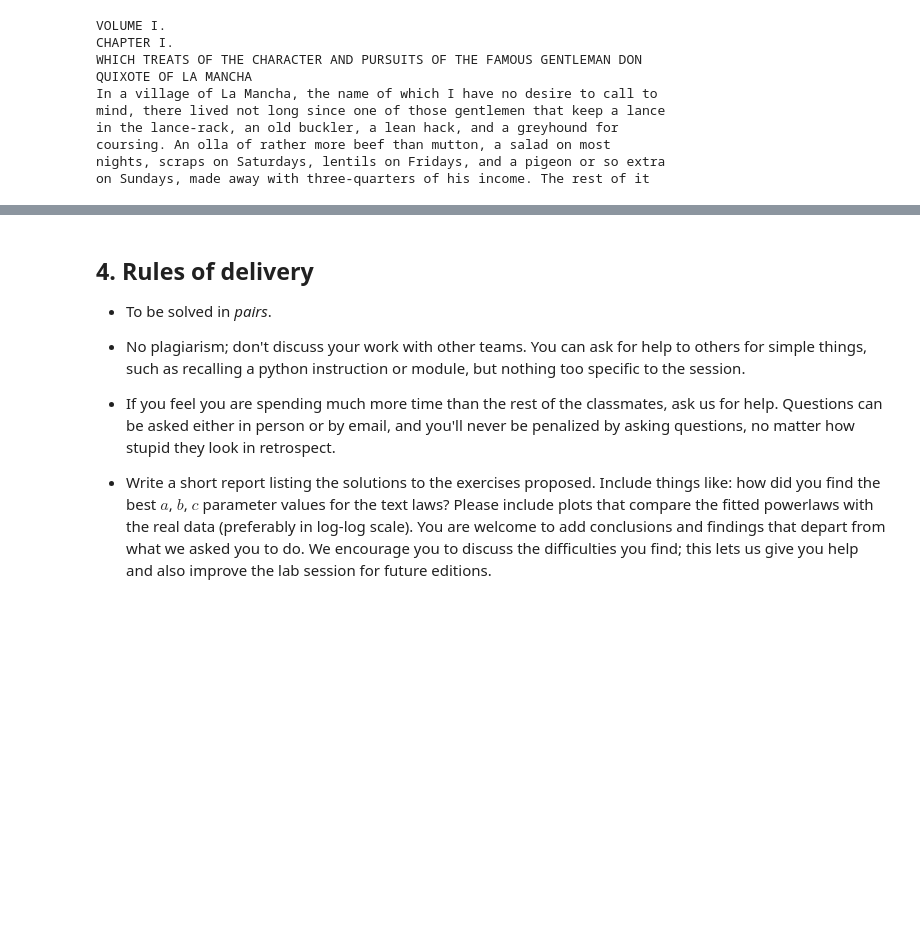
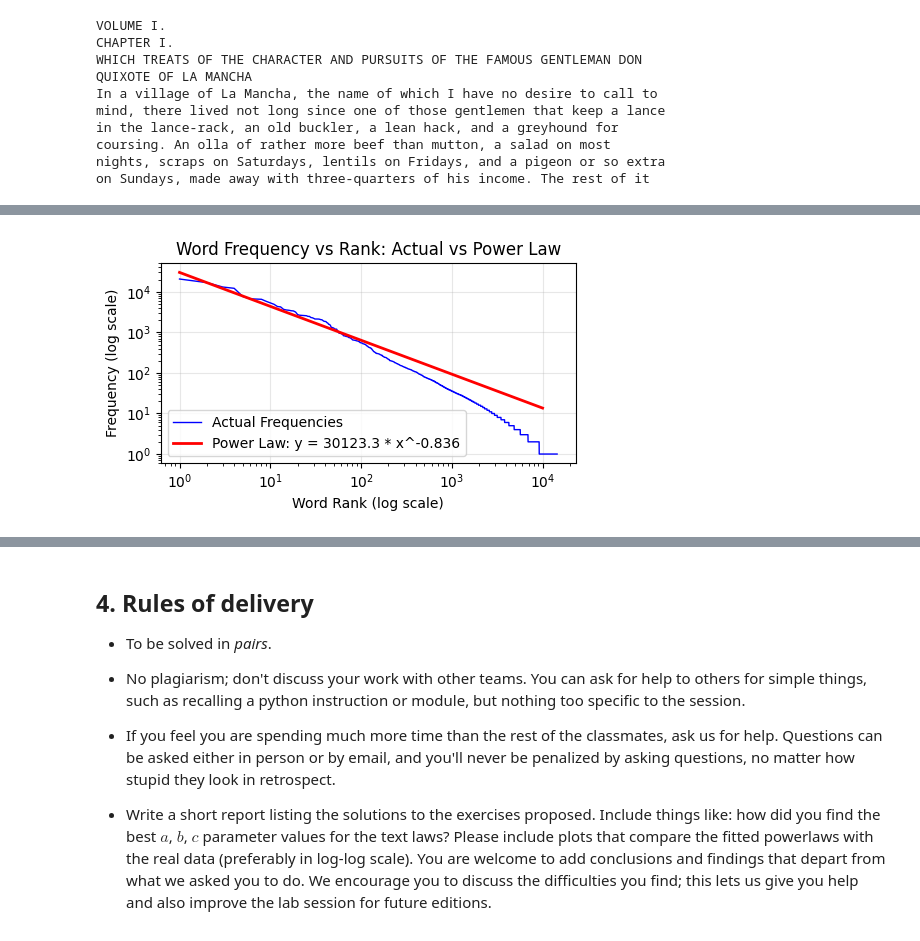
Before and after one commit to AdrianHagen/irrs-lab1, a Jupyter notebook: lab1-raco/01powerlaws.ipynb, the cells around one changed output, grey strips where cells are left out. Drawn from its saved outputs; the diff is of its cells as text; code cells hidden in the pictures; blank space fills up the shorter version.

```diff
--- a/lab1-raco/01powerlaws.ipynb
+++ b/lab1-raco/01powerlaws.ipynb
@@ -328,0 +337,6 @@ $$  d = k \cdot N^{\beta} $$
+# %%
+from powerlaws import plot_combined_power_law_and_frequencies
+
+plot_combined_power_law_and_frequencies(text, a=-0.8363, c=30123.3)
+# %% [output]
+[figure, added]
```
Also changed, not shown: parts of 9 cells of this notebook, 2 other files.
